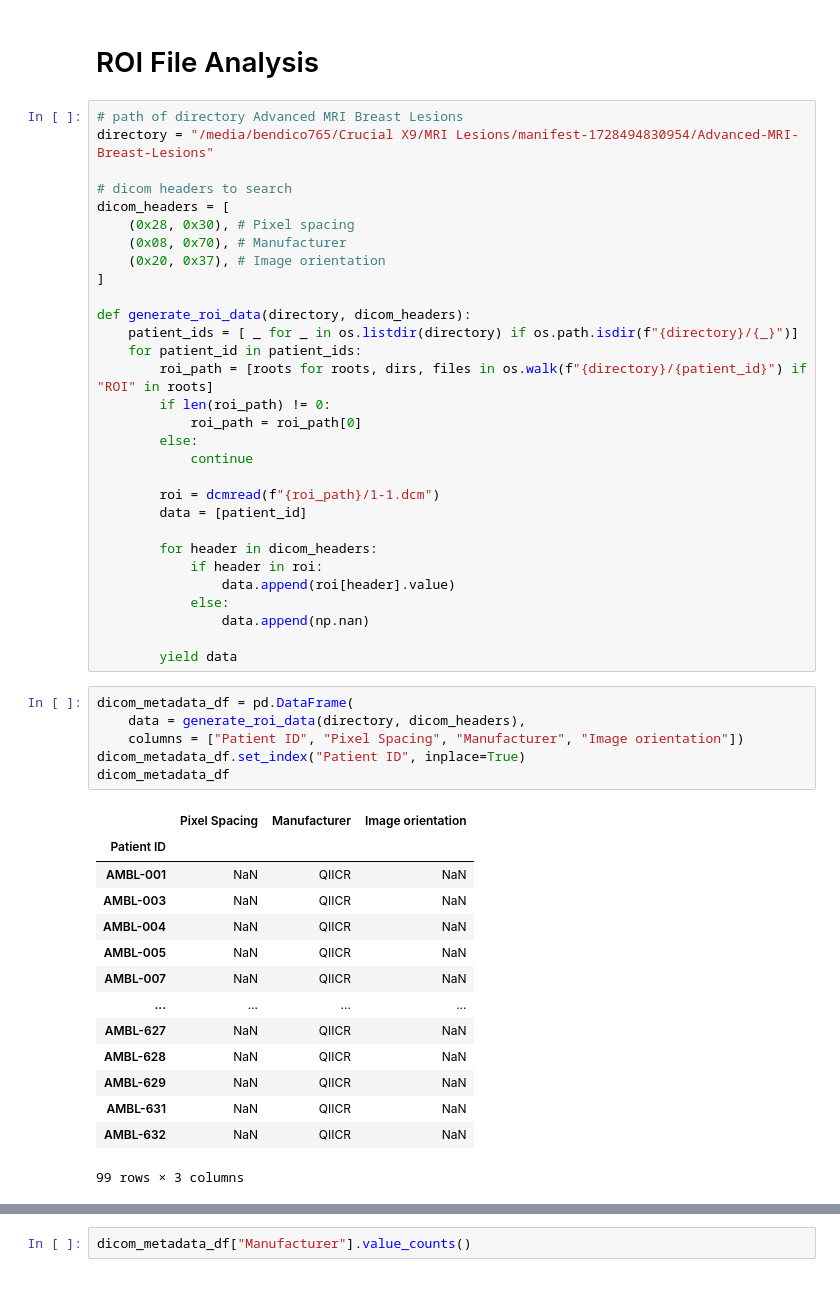
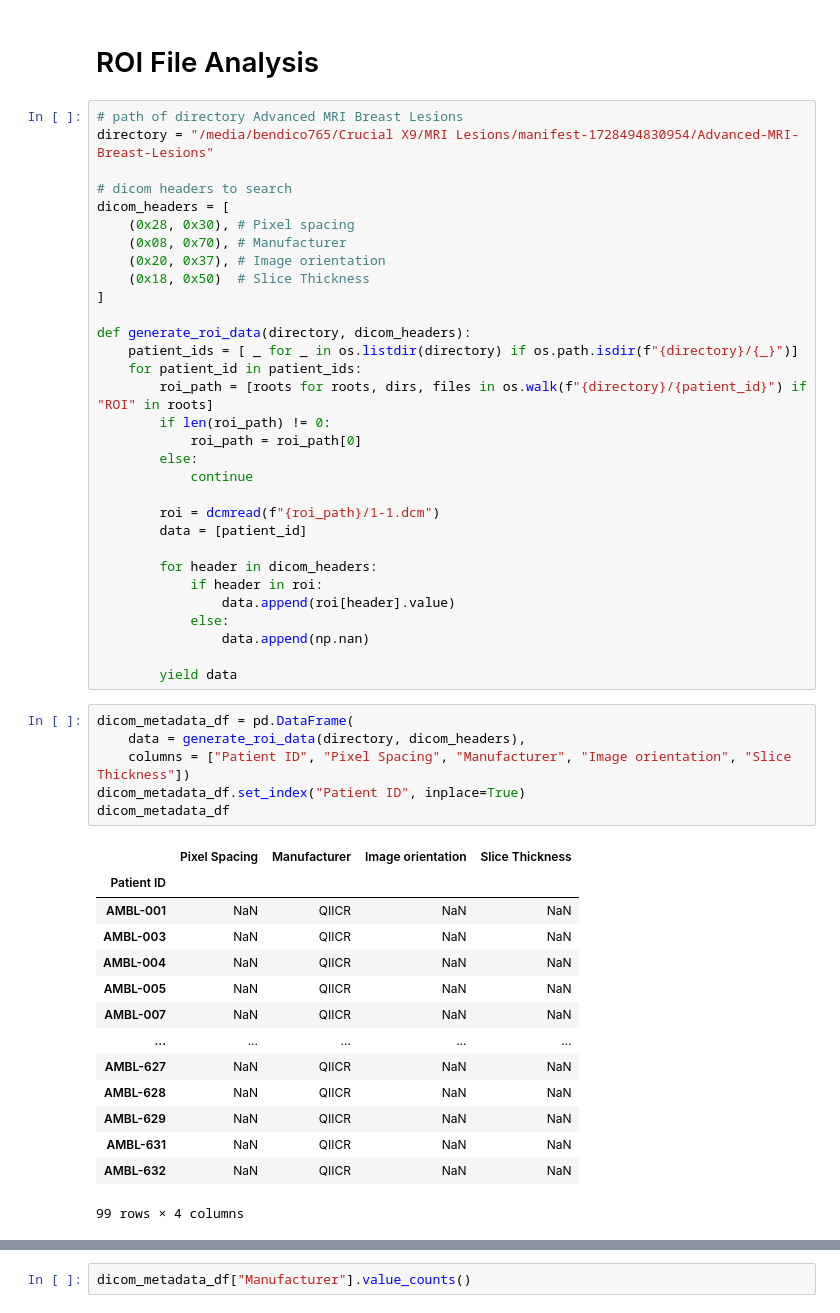
Before and after one commit to bendico765/MRI-Breast, a Jupyter notebook: BreastCancerDataAnalysis.ipynb, the cells around one changed output, grey strips where cells are left out. Cells and saved outputs as stored; diff of their text form.

```diff
--- a/BreastCancerDataAnalysis.ipynb
+++ b/BreastCancerDataAnalysis.ipynb
@@ -554,6 +549,7 @@ dicom_headers = [
     (0x28, 0x30), # Pixel spacing
     (0x08, 0x70), # Manufacturer
     (0x20, 0x37), # Image orientation
+    (0x18, 0x50)  # Slice Thickness
 ]
 
 def generate_roi_data(directory, dicom_headers):
@@ -578,24 +574,24 @@ def generate_roi_data(directory, dicom_headers):
 # %%
 dicom_metadata_df = pd.DataFrame(
     data = generate_roi_data(directory, dicom_headers),
-    columns = ["Patient ID", "Pixel Spacing", "Manufacturer", "Image orientation"])
+    columns = ["Patient ID", "Pixel Spacing", "Manufacturer", "Image orientation", "Slice Thickness"])
 dicom_metadata_df.set_index("Patient ID", inplace=True)
 dicom_metadata_df
 # %% [output]
-|  | Pixel Spacing | Manufacturer | Image orientation |
-| Patient ID |  |  |  |
-| AMBL-001 | NaN | QIICR | NaN |
-| AMBL-003 | NaN | QIICR | NaN |
-| AMBL-004 | NaN | QIICR | NaN |
-| AMBL-005 | NaN | QIICR | NaN |
-| AMBL-007 | NaN | QIICR | NaN |
-| ... | ... | ... | ... |
-| AMBL-627 | NaN | QIICR | NaN |
-| AMBL-628 | NaN | QIICR | NaN |
-| AMBL-629 | NaN | QIICR | NaN |
-| AMBL-631 | NaN | QIICR | NaN |
-| AMBL-632 | NaN | QIICR | NaN |
+|  | Pixel Spacing | Manufacturer | Image orientation | Slice Thickness |
+| Patient ID |  |  |  |  |
+| AMBL-001 | NaN | QIICR | NaN | NaN |
+| AMBL-003 | NaN | QIICR | NaN | NaN |
+| AMBL-004 | NaN | QIICR | NaN | NaN |
+| AMBL-005 | NaN | QIICR | NaN | NaN |
+| AMBL-007 | NaN | QIICR | NaN | NaN |
+| ... | ... | ... | ... | ... |
+| AMBL-627 | NaN | QIICR | NaN | NaN |
+| AMBL-628 | NaN | QIICR | NaN | NaN |
+| AMBL-629 | NaN | QIICR | NaN | NaN |
+| AMBL-631 | NaN | QIICR | NaN | NaN |
+| AMBL-632 | NaN | QIICR | NaN | NaN |
-99 rows × 3 columns
+99 rows × 4 columns
 # %%
 dicom_metadata_df.info()
 # %% [output]
```
Also changed, not shown: parts of 7 cells of this notebook, 4 other files.
